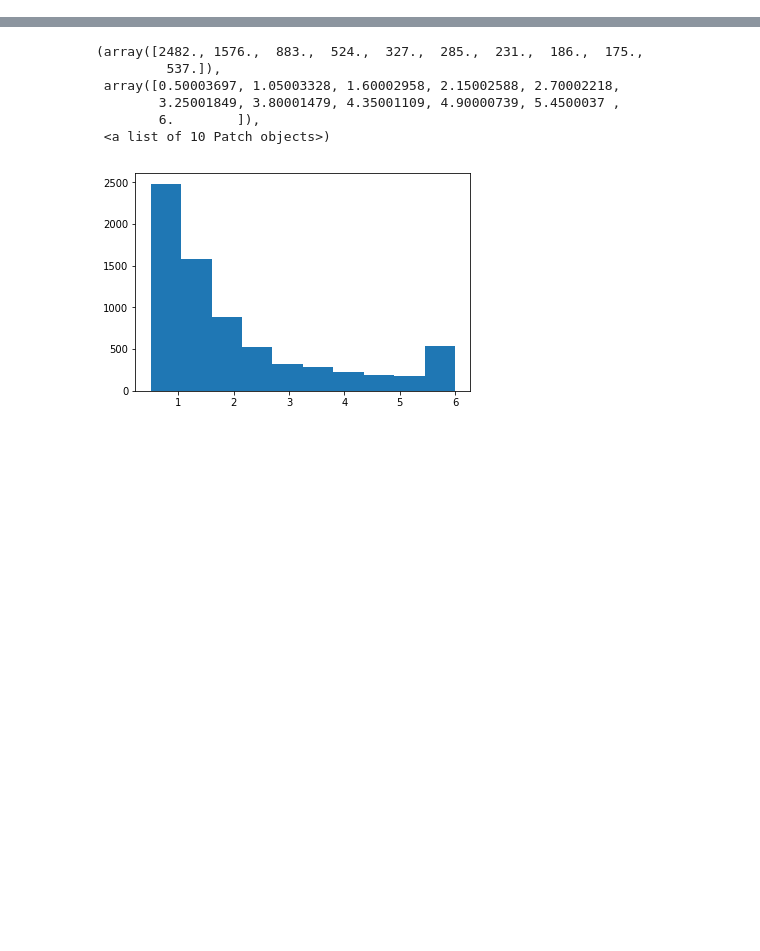
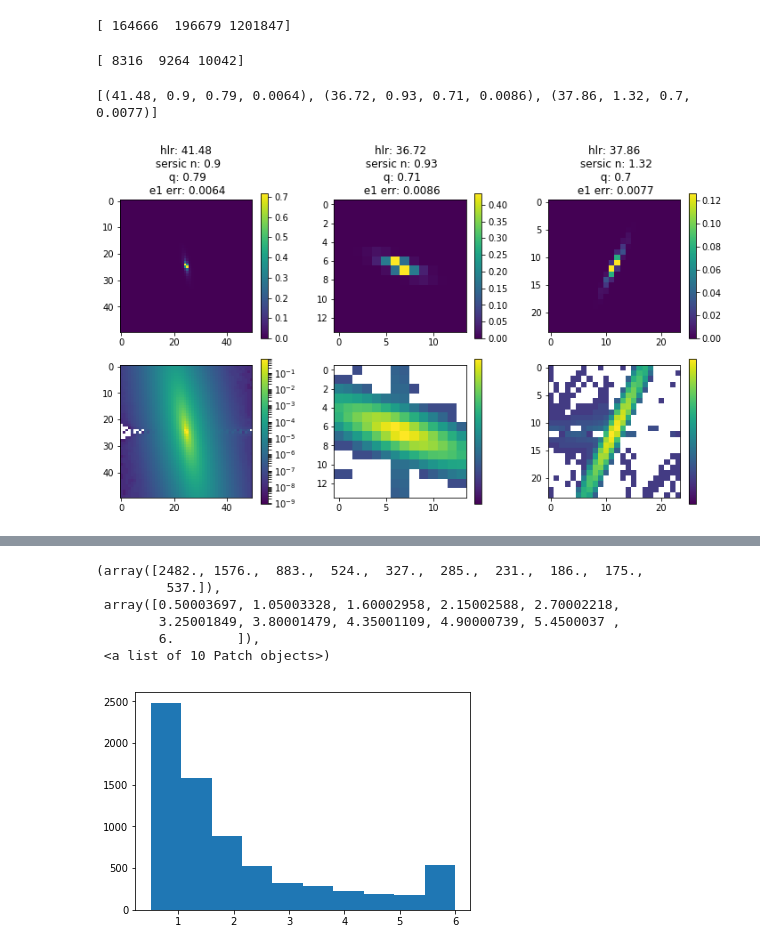
Before and after one commit to earosenberg/wl-bias-leaps, a Jupyter notebook: smallstudy-many_load_and_plot.ipynb, the cells around one changed output, grey strips where cells are left out. Drawn from its saved outputs; the diff is of its cells as text; code cells hidden in the pictures; blank space fills up the shorter version.

```diff
--- a/smallstudy-many_load_and_plot.ipynb
+++ b/smallstudy-many_load_and_plot.ipynb
@@ -89,0 +91,53 @@ plt.colorbar()
+# %%
+badGals = (sde10>5e-3) & (hlr0*np.sqrt(q0)>30)
+identBad = ident0[badGals]
+# %%
+print identBad
+# %% [output]
+[ 164666  196679 1201847]
+# %%
+#gsparams = galsim.GSParams(kvalue_accuracy=1.e-5,maximum_fft_size=2048*10,maxk_threshold=9.e-4)
+gsparams = galsim.GSParams(maximum_fft_size=2048*10)
+
+cc = galsim.COSMOSCatalog(dir='/disks/shear15/KiDS/ImSim/pipeline/data/COSMOS_25.2_training_sample/',use_real=False)
+identifiers = cc.param_cat['IDENT']
+galsIndex = np.array([np.where(identifiers == bad)[0][0] for bad in identBad])
+gals = cc.makeGalaxy(galsIndex, chromatic=False,gsparams=gsparams)
+sersicparams = cc.param_cat['sersicfit']
+hlr,n,q = sersicparams[:,1], sersicparams[:,2], sersicparams[:,3]
+hlrbad, nbad, qbad = hlr[galsIndex], n[galsIndex], q[galsIndex]
+sde1bad = sde10[badGals]
+# %%
+print galsIndex
+# %% [output]
+[ 8316  9264 10042]
+# %%
+def removeBulge(gal):
+    if type(gal) != galsim.compound.Sum:
+        return gal
+    else:
+        disk = gal.obj_list[1]
+        return disk
+
+for i in range(len(identBad)):
+    gals[i] = removeBulge(gals[i])
+# %%
+params= zip(np.round(hlrbad,2),np.round(nbad,2),np.round(qbad,2),np.round(sde1bad,4))
+print params
+# %% [output]
+[(41.48, 0.9, 0.79, 0.0064), (36.72, 0.93, 0.71, 0.0086), (37.86, 1.32, 0.7, 0.0077)]
+# %%
+from matplotlib.colors import LogNorm
+pixel_scale = 0.1
+fig,ax = plt.subplots(2,3,figsize=(10,6))
+for i,gal in enumerate(gals):
+    im = gal.drawImage(scale = pixel_scale/2.)
+    a0=ax[0,i].imshow(im.array)
+    a1=ax[1,i].imshow(im.array, norm=LogNorm())
+    fig.colorbar(a0,ax=ax[0,i])
+    fig.colorbar(a1,ax=ax[1,i])
+    ax[0,i].set_title('hlr: %s\n sersic n: %s\n q: %s\n e1 err: %s' % (params[i]))
+plt.tight_layout()
+#plt.savefig('/home/rosenberg/Documents/wl-bias-leaps-top/shear_bias_outputs/badgalaxies.png')
+# %% [output]
+[figure, added]
```
Also changed, not shown: parts of 9 cells of this notebook, 2 other files.
